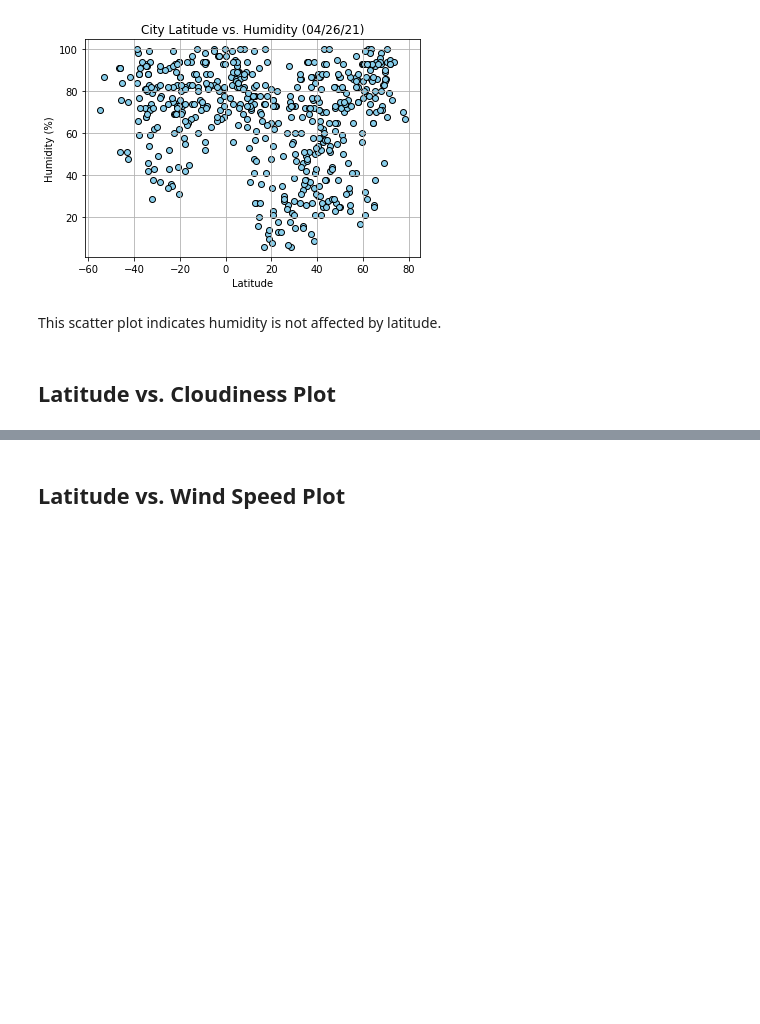
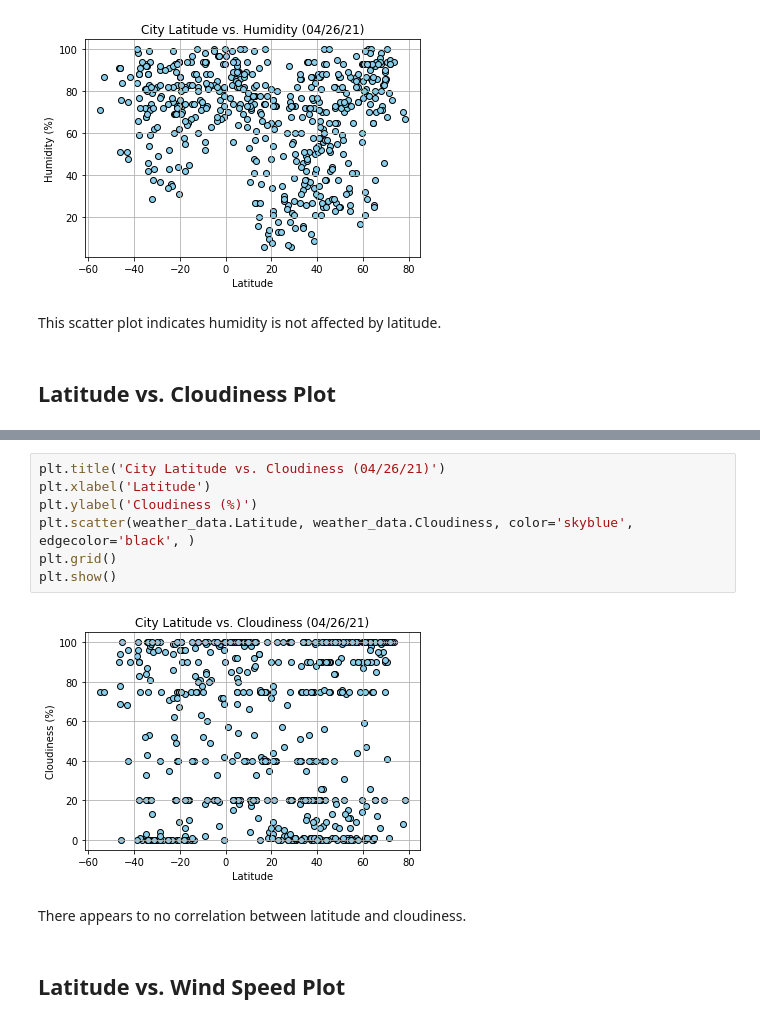
Before and after one commit to danijmartin/python-api-challenge, a Jupyter notebook: WeatherPy/WeatherPy.ipynb, the cells around one changed output, grey strips where cells are left out. Cells and saved outputs as stored; diff of their text form; blank space fills up the shorter version.

Commit message:
Added Lat v. Cloudiness plot

```diff
--- a/WeatherPy/WeatherPy.ipynb
+++ b/WeatherPy/WeatherPy.ipynb
@@ -198,3 +195,14 @@ This scatter plot indicates humidity is not affected by latitude.
+# %%
+plt.title('City Latitude vs. Cloudiness (04/26/21)')
+plt.xlabel('Latitude')
+plt.ylabel('Cloudiness (%)')
+plt.scatter(weather_data.Latitude, weather_data.Cloudiness, color='skyblue', edgecolor='black', )
+plt.grid()
+plt.show()
+# %% [output]
+[figure, added]
+# %% [markdown]
+There appears to no correlation between latitude and cloudiness.
 # %% [markdown]
 ## Latitude vs. Wind Speed Plot
 # %%
```
Also changed, not shown: parts of 2 cells of this notebook.
